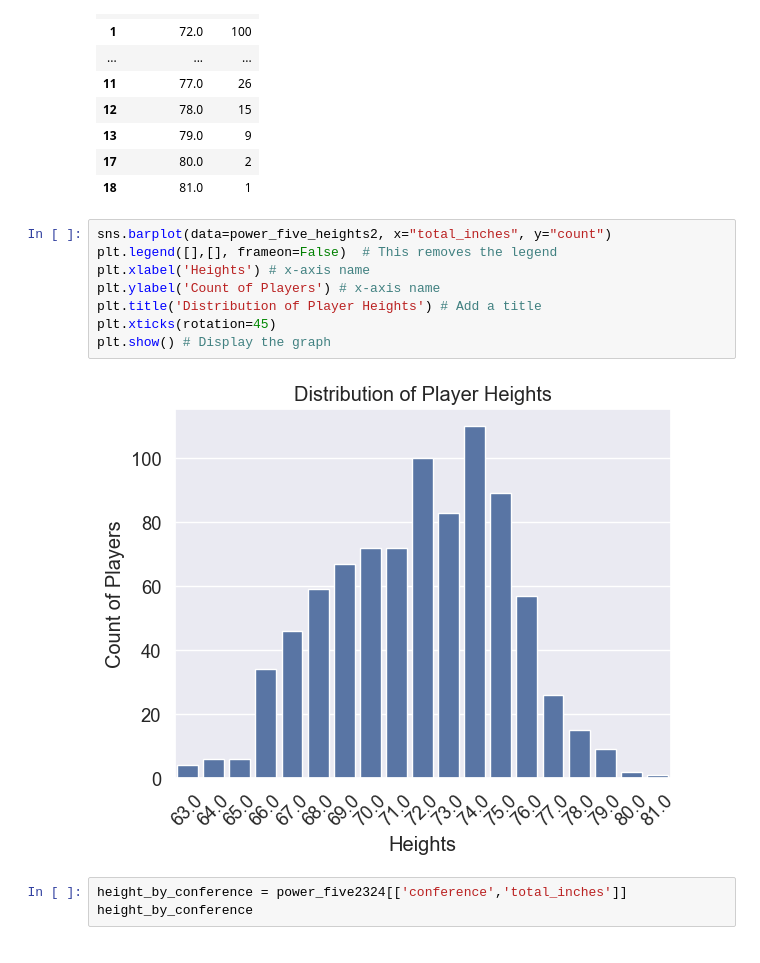
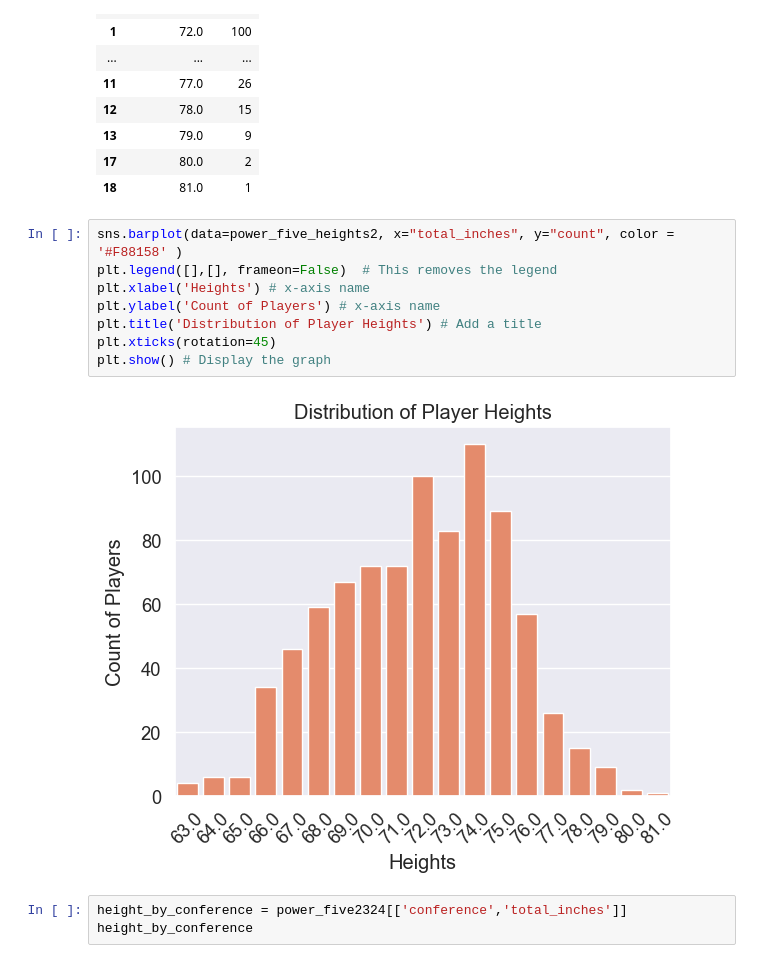
Before and after one commit to aimeejohnson/ncaa-basketball-capstone, a Jupyter notebook: notebooks/rosters.ipynb, the cells around one changed output. Saved outputs shown, nothing was run; the diff lists cells and outputs as text.

```diff
--- a/notebooks/rosters.ipynb
+++ b/notebooks/rosters.ipynb
@@ -395,15 +395,15 @@ power_five_heights2.sort_values(by= 'total_inches', ascending = True)
 | 17 | 80.0 | 2 |
 | 18 | 81.0 | 1 |
 # %%
-sns.barplot(data=power_five_heights2, x="total_inches", y="count")
+sns.barplot(data=power_five_heights2, x="total_inches", y="count", color = '#F88158' )
 plt.legend([],[], frameon=False)  # This removes the legend
 plt.xlabel('Heights') # x-axis name
 plt.ylabel('Count of Players') # x-axis name
 plt.title('Distribution of Player Heights') # Add a title
 plt.xticks(rotation=45)
 plt.show() # Display the graph
 # %% [output]
-[figure, old version]
+[figure, new version]
 # %%
 height_by_conference = power_five2324[['conference','total_inches']]
 height_by_conference
```
Also changed, not shown: parts of 2 cells of this notebook, 1 other file.
